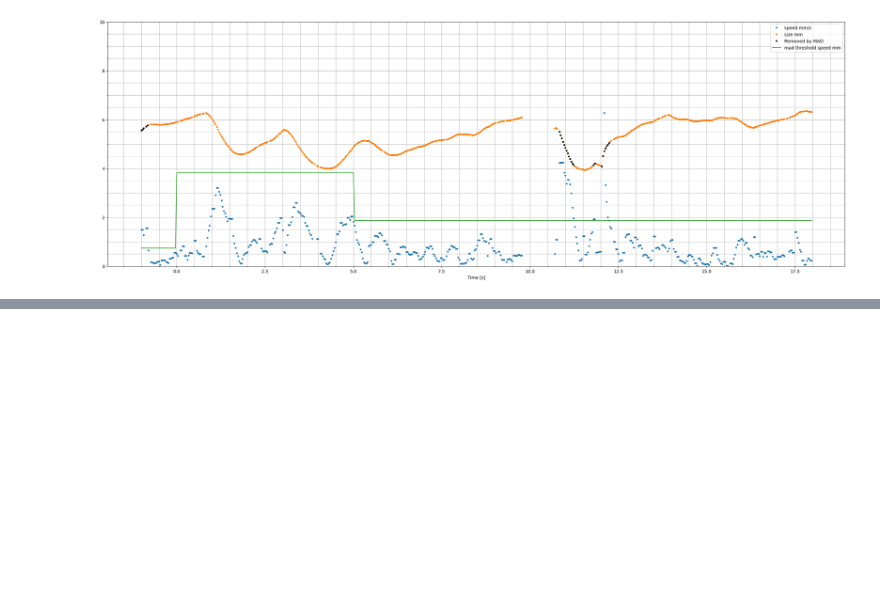
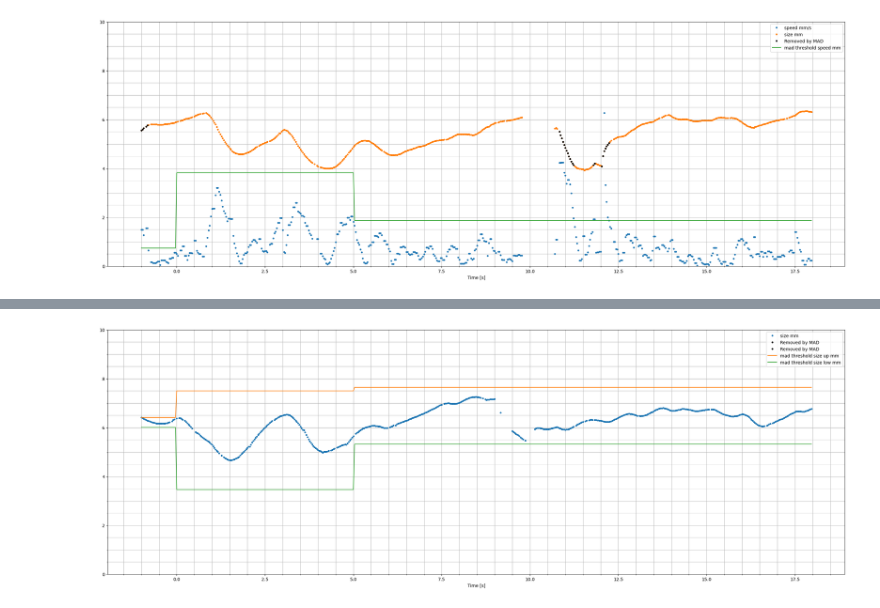
Before and after one commit to tscnlab/civibe_pupilprep, a Jupyter notebook: notebooks/prep_detect_remove_artifacts.ipynb, the cells around one changed output, grey strips where cells are left out. Saved outputs shown, nothing was run; the diff lists cells and outputs as text; code cells hidden in the pictures; blank space fills up the shorter version.

```diff
--- a/notebooks/prep_detect_remove_artifacts.ipynb
+++ b/notebooks/prep_detect_remove_artifacts.ipynb
@@ -207,0 +244,4 @@ As seen in the examples above, the MAD threshold is calculated for each trial ph
+# %%
+plot_trial_size_MAD(data_df,120)
+# %% [output]
+[figure, added]
```
Also changed, not shown: parts of 27 cells of this notebook.
